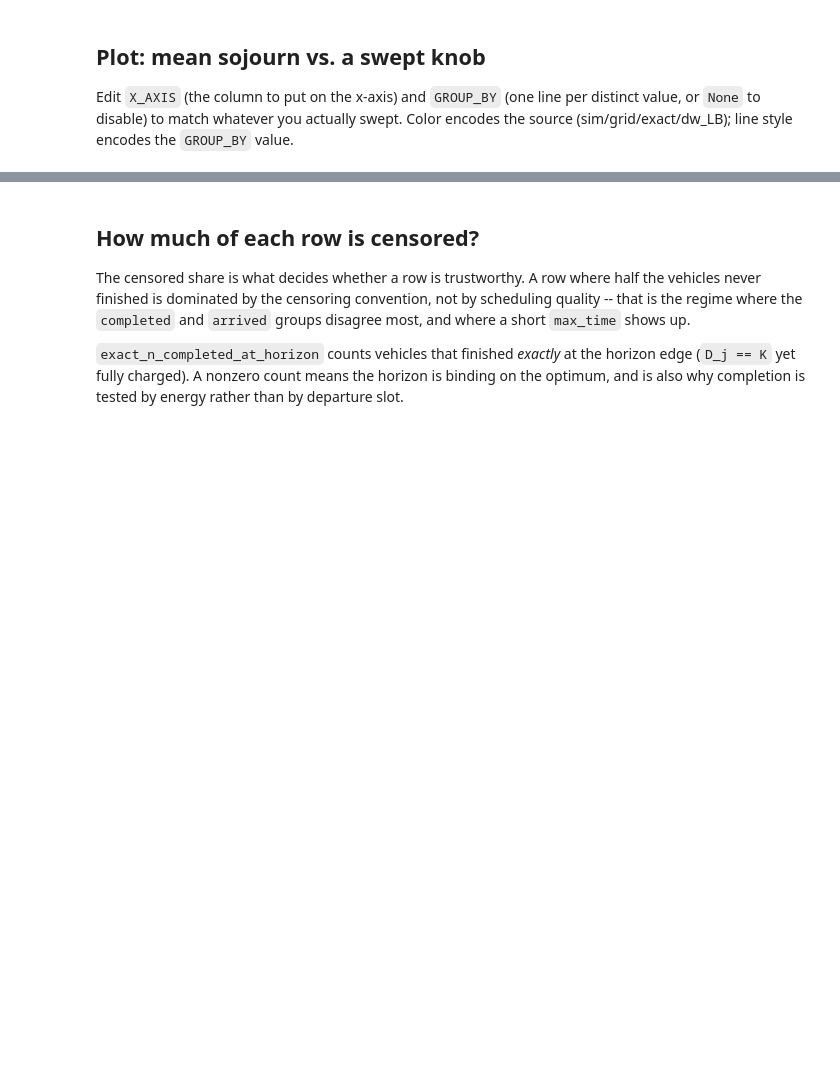
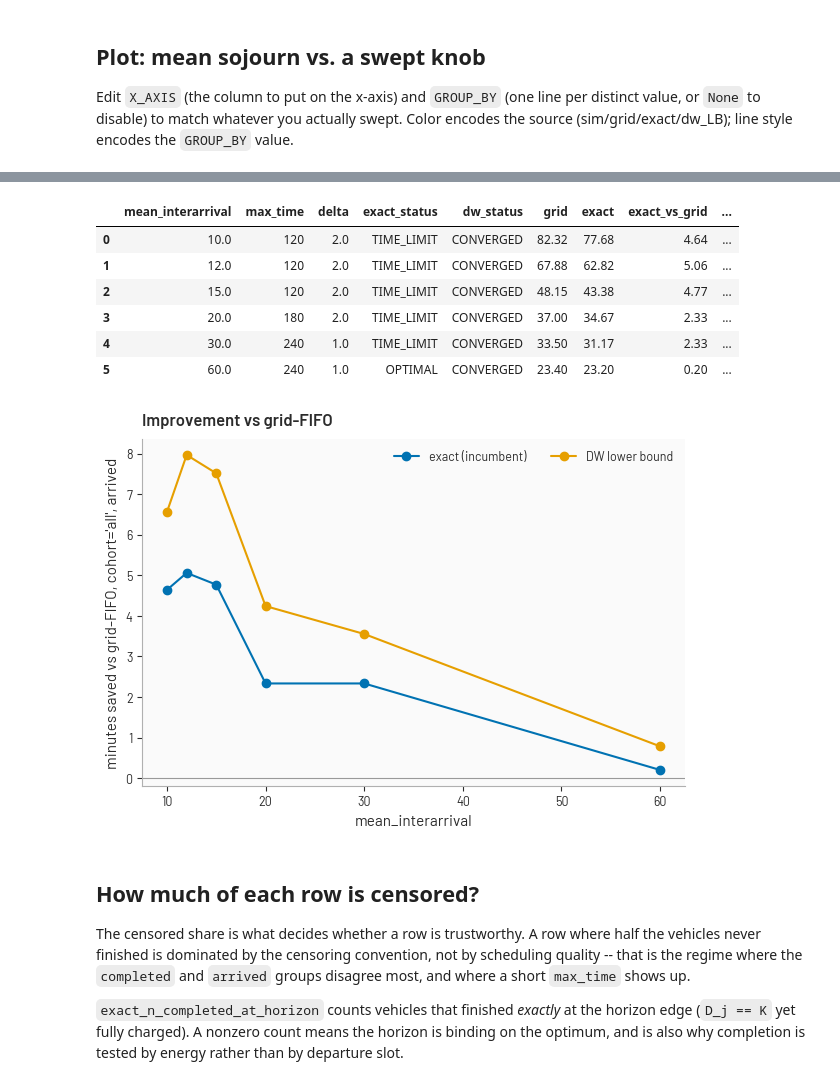
Before and after one commit to saneiimo/ChargingStationQueueing, a Jupyter notebook: objective_sweep_results.ipynb, the cells around one changed output, grey strips where cells are left out. Drawn from its saved outputs; the diff is of its cells as text; code cells hidden in the pictures; blank space fills up the shorter version.

```diff
--- a/objective_sweep_results.ipynb
+++ b/objective_sweep_results.ipynb
@@ -155,3 +162,74 @@ plt.show()
+# %%
+AS_PCT = False  # True: % of grid-FIFO; False: minutes saved (grid - M)
+
+# Improvement vs grid-FIFO (same GROUP / COHORT as the plot cell).
+#
+# Mean sojourn is minutes per vehicle; lower is better. For a method M
+# (exact incumbent, or DW lower bound),
+#
+#     abs_improvement = grid - M                         # minutes saved
+#     pct_improvement = 100 * (grid - M) / grid          # share of grid removed
+#
+# AS_PCT chooses which of those the table and plot show. Positive means M
+# is better than grid-FIFO.
+#
+# Exact's figure is the improvement of the MILP incumbent (a feasible
+# schedule). On a TIME_LIMIT row that understates the true optimum's
+# improvement (exact >= z*). DW's figure is the improvement of the
+# certified lower bound (dw_LB <= z*), so it is an *upper* bound on how
+# much the true optimum can beat grid-FIFO.
+
+grid_col = f"grid_{GROUP}_{COHORT}_mean_sojourn"
+exact_col = f"exact_{GROUP}_{COHORT}_mean_sojourn"
+dw_col = "dw_mean_sojourn_LB"
+
+id_cols = [c for c in (X_AXIS, "max_time", "delta", "exact_status", "dw_status") if c in df.columns]
+imp = df[id_cols].copy()
+imp["grid"] = df[grid_col]
+if exact_col in df.columns:
+    imp["exact"] = df[exact_col]
+    abs_exact = imp["grid"] - imp["exact"]
+    imp["exact_vs_grid"] = 100.0 * abs_exact / imp["grid"] if AS_PCT else abs_exact
+if dw_col in df.columns:
+    imp["dw_LB"] = df[dw_col]
+    abs_dw = imp["grid"] - imp["dw_LB"]
+    imp["dw_LB_vs_grid"] = 100.0 * abs_dw / imp["grid"] if AS_PCT else abs_dw
+
+imp = imp.sort_values(X_AXIS)
+display(imp.round(2))
+
+plot_sources = [
+    (col, label)
+    for col, label in (
+        ("exact_vs_grid", "exact (incumbent)"),
+        ("dw_LB_vs_grid", "DW lower bound"),
+    )
+    if col in imp.columns
+]
+ylabel = (
+    f"% improvement vs grid-FIFO, cohort='{COHORT}', {GROUP}"
+    if AS_PCT
+    else f"minutes saved vs grid-FIFO, cohort='{COHORT}', {GROUP}"
+)
+colors = palette(len(plot_sources))
+fig, ax = new_figure(figsize=(7, 4.5))
+for (col, label), color in zip(plot_sources, colors):
+    ax.plot(imp[X_AXIS], imp[col], marker="o", color=color, label=label)
+ax.axhline(0.0, color="0.6", lw=0.8, zorder=0)
+ax.set_xlabel(X_AXIS)
+ax.set_ylabel(ylabel)
+style_axes(ax, title="Improvement vs grid-FIFO")
+style_legend(ax, fontsize=7, ncol=2)
+plt.show()
+# %% [output]
+|  | mean_interarrival | max_time | delta | exact_status | dw_status | grid | exact | exact_vs_grid | ... |
+| 0 | 10.0 | 120 | 2.0 | TIME_LIMIT | CONVERGED | 82.32 | 77.68 | 4.64 | ... |
+| 1 | 12.0 | 120 | 2.0 | TIME_LIMIT | CONVERGED | 67.88 | 62.82 | 5.06 | ... |
+| 2 | 15.0 | 120 | 2.0 | TIME_LIMIT | CONVERGED | 48.15 | 43.38 | 4.77 | ... |
+| 3 | 20.0 | 180 | 2.0 | TIME_LIMIT | CONVERGED | 37.00 | 34.67 | 2.33 | ... |
+| 4 | 30.0 | 240 | 1.0 | TIME_LIMIT | CONVERGED | 33.50 | 31.17 | 2.33 | ... |
+| 5 | 60.0 | 240 | 1.0 | OPTIMAL | CONVERGED | 23.40 | 23.20 | 0.20 | ... |
+[figure, added]
 # %% [markdown]
 ## How much of each row is censored?
 
```
Also changed, not shown: parts of 9 cells of this notebook.
